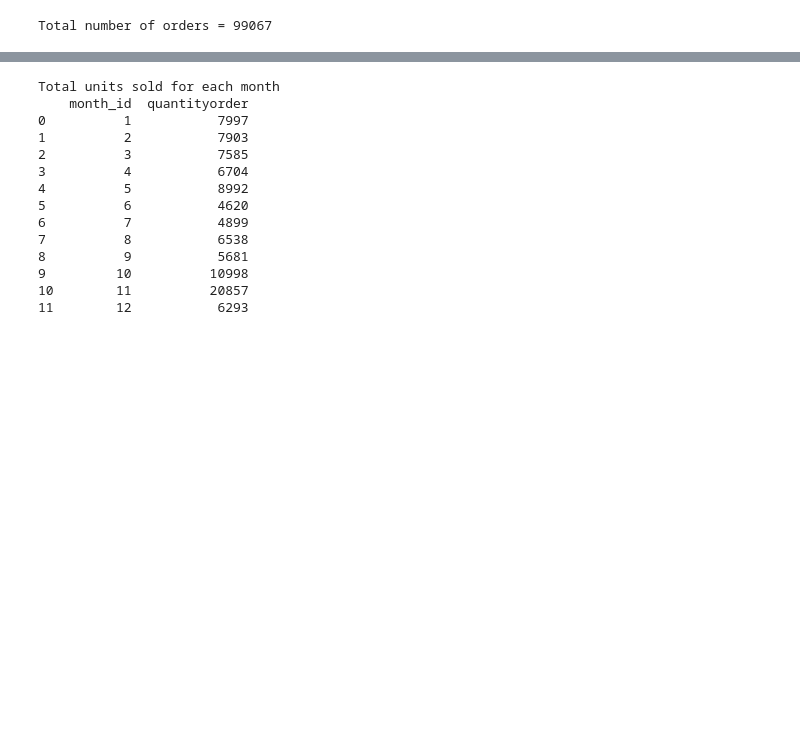
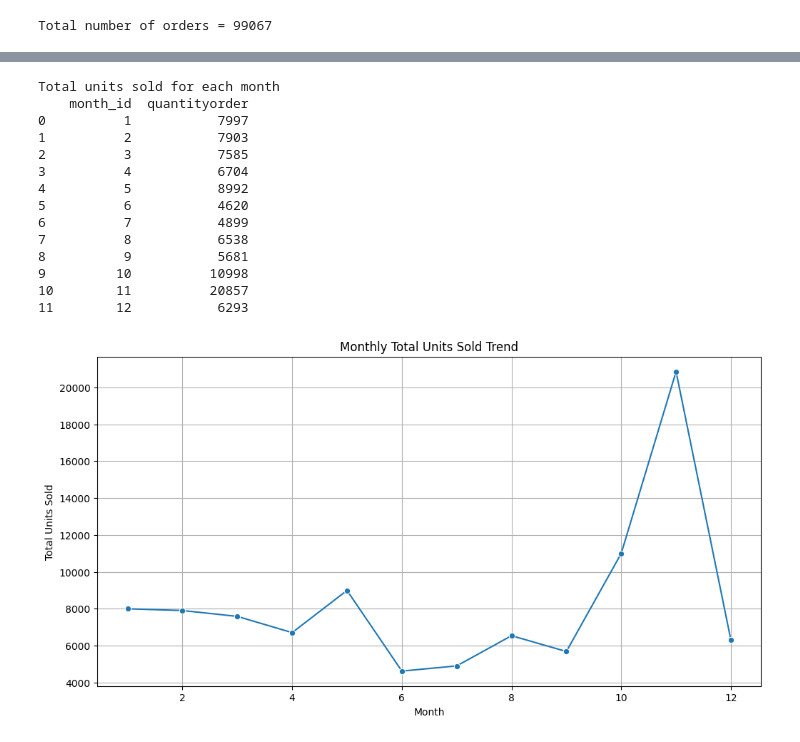
Before and after one commit to khaledICT/KhaledICT, a Jupyter notebook: MWS_WDA_S24_Khaled_Rami.ipynb, the cells around one changed output, grey strips where cells are left out. Drawn from its saved outputs; the diff is of its cells as text; code cells hidden in the pictures; blank space fills up the shorter version.

```diff
--- a/MWS_WDA_S24_Khaled_Rami.ipynb
+++ b/MWS_WDA_S24_Khaled_Rami.ipynb
@@ -175,23 +305,33 @@ Total Revenue Each Month
 # %%
 #Total units sold for each month
 totalunits_eachmonth = df.groupby('month_id')['quantityorder'].sum().reset_index()
 print("Total units sold for each month")
 print(totalunits_eachmonth)
+
+# Plotting the total units sold trend
+plt.figure(figsize=(12, 6))  # Adjust figure size if needed
+sns.lineplot(x='month_id', y='quantityorder', data=totalunits_eachmonth, marker='o')
+plt.title('Monthly Total Units Sold Trend')
+plt.xlabel('Month')
+plt.ylabel('Total Units Sold')
+plt.grid(True)
+plt.show()
 # %% [output]
 Total units sold for each month
     month_id  quantityorder
 0          1           7997
 1          2           7903
 2          3           7585
 3          4           6704
 4          5           8992
 5          6           4620
 6          7           4899
 7          8           6538
 8          9           5681
 9         10          10998
 10        11          20857
 11        12           6293
+[figure, added]
 # %%
 #Average price per unit for each month
 pd.set_option("display.max_rows", None) # To view all rows
```
Also changed, not shown: parts of 8 cells of this notebook.
